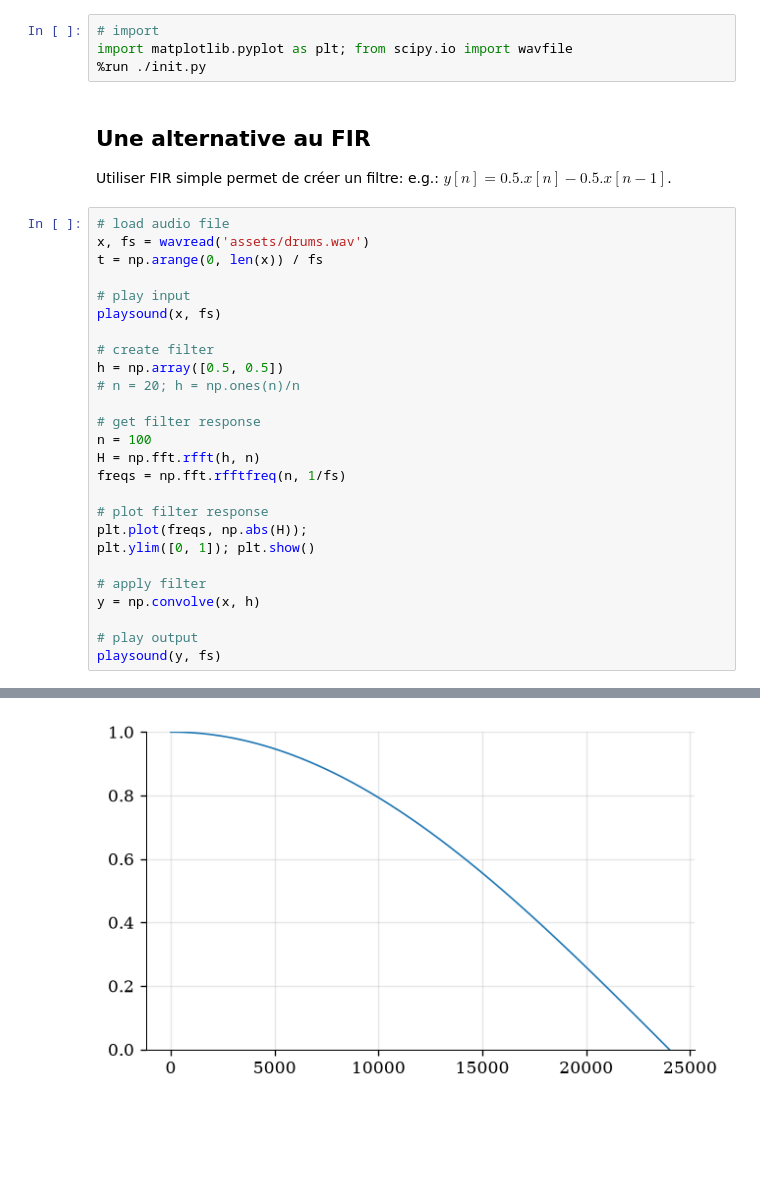
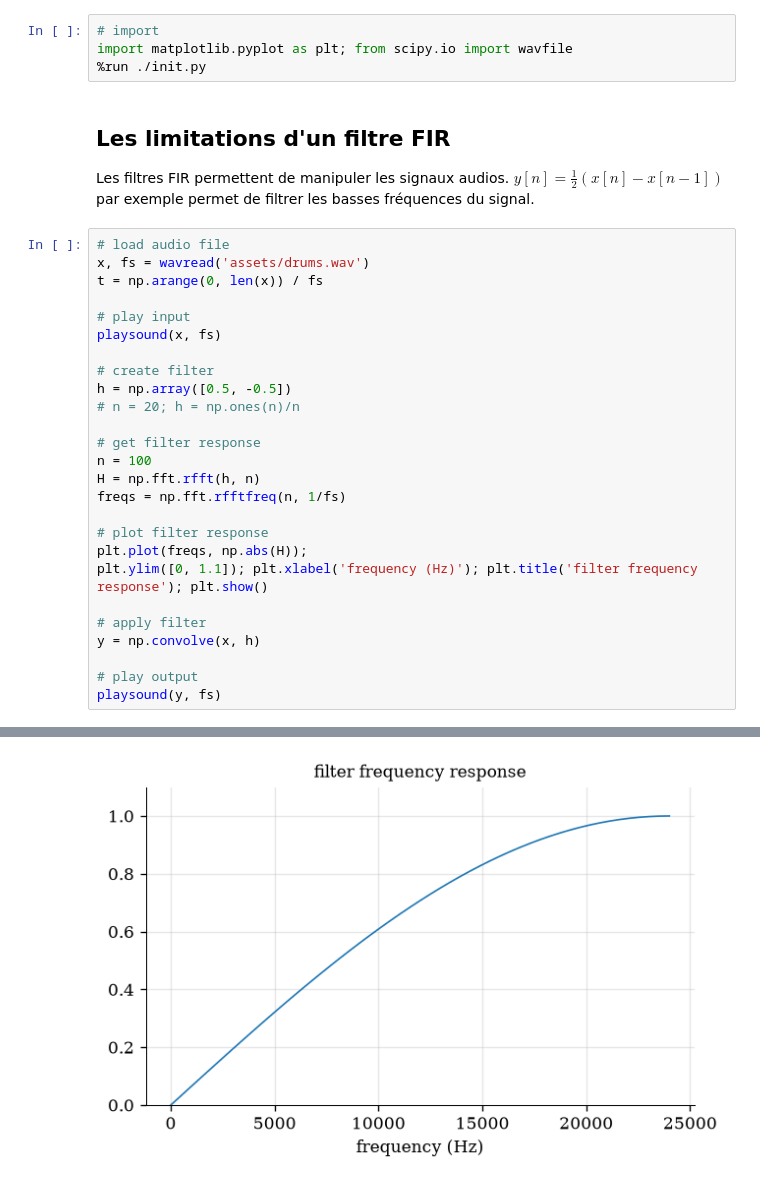
Before and after one commit to PyrApple/jupyterlite_signal_processing_ens, a Jupyter notebook: content/5b_iir_introduction.ipynb, the cells around one changed output, grey strips where cells are left out. Saved outputs shown, nothing was run; the diff lists cells and outputs as text; blank space fills up the shorter version.

```diff
--- a/content/5b_iir_introduction.ipynb
+++ b/content/5b_iir_introduction.ipynb
@@ -5,37 +5,37 @@
 import matplotlib.pyplot as plt; from scipy.io import wavfile
 %run ./init.py
 # %% [markdown]
-## Une alternative au FIR
+## Les limitations d'un filtre FIR
 
-Utiliser FIR simple permet de créer un filtre: e.g.: $y[n] = 0.5.x[n]- 0.5.x[n-1]$.
+Les filtres FIR permettent de manipuler les signaux audios. $y[n] = \frac{1}{2}(x[n] - x[n-1])$ par exemple permet de filtrer les basses fréquences du signal.
 # %%
 # load audio file
 x, fs = wavread('assets/drums.wav')
 t = np.arange(0, len(x)) / fs
 
 # play input
 playsound(x, fs)
 
 # create filter
-h = np.array([0.5, 0.5])
+h = np.array([0.5, -0.5])
 # n = 20; h = np.ones(n)/n
 
 # get filter response
 n = 100
 H = np.fft.rfft(h, n)
 freqs = np.fft.rfftfreq(n, 1/fs)
 
 # plot filter response
 plt.plot(freqs, np.abs(H));
-plt.ylim([0, 1]); plt.show()
+plt.ylim([0, 1.1]); plt.xlabel('frequency (Hz)'); plt.title('filter frequency response'); plt.show()
 
 # apply filter
 y = np.convolve(x, h)
 
 # play output
 playsound(y, fs)
 # %% [output]
 [interactive output not drawn]
-[figure, old version]
+[figure, new version]
 [interactive output not drawn]
 # %% [markdown]
```
Also changed, not shown: parts of 20 cells of this notebook, 8 other files.
